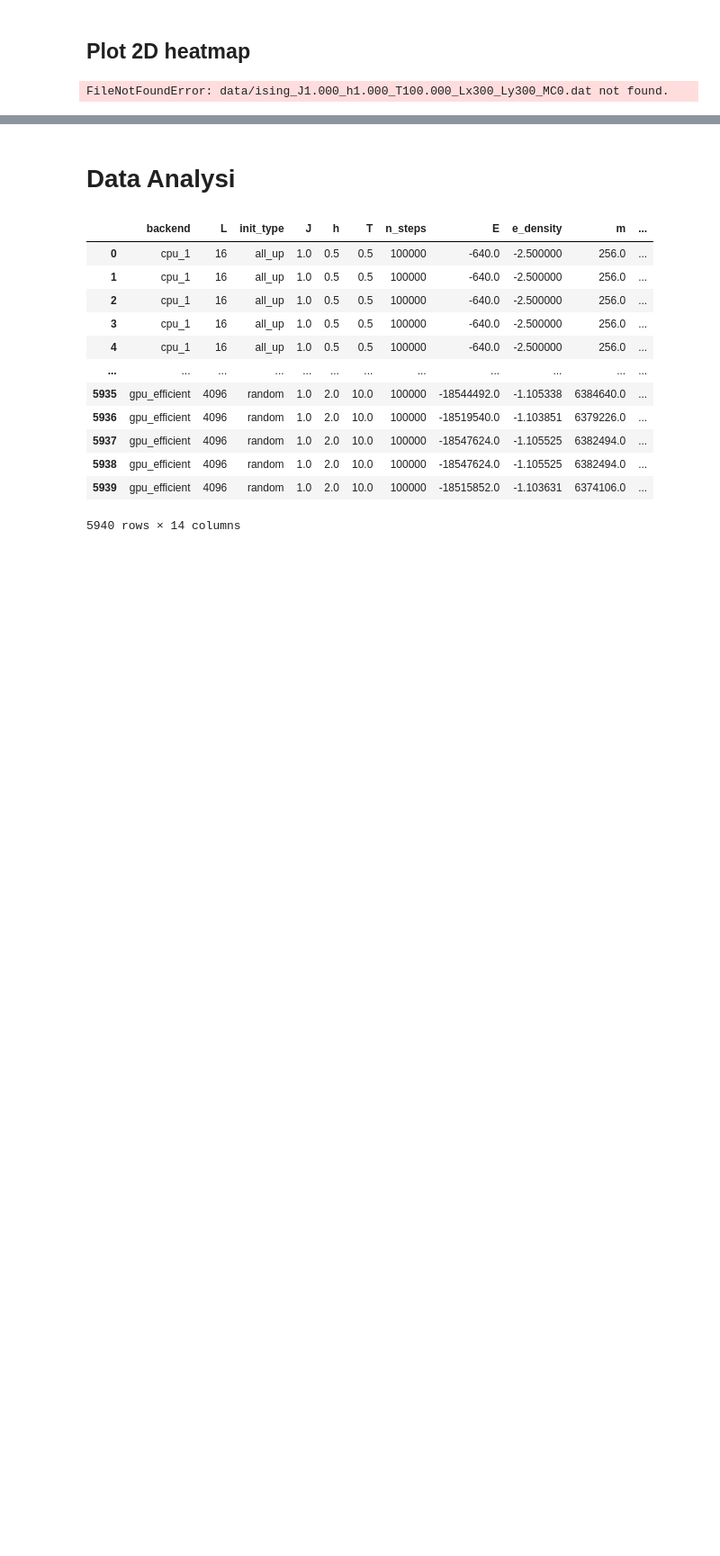
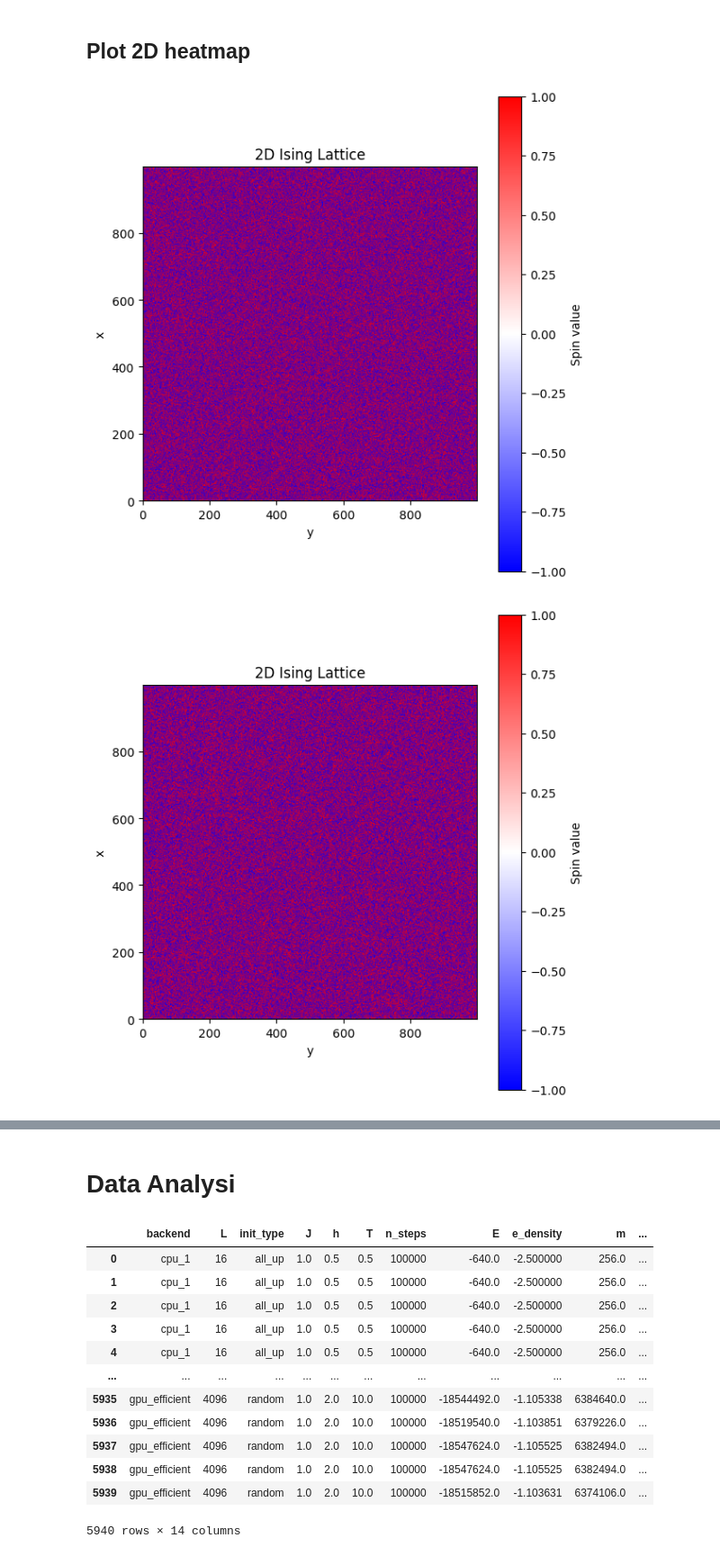
Before and after one commit to nicolomontagner02/GPU_Ising_model, a Jupyter notebook: Post_processing.ipynb, the cells around one changed output, grey strips where cells are left out. Shown at 90% size. Drawn from its saved outputs; the diff is of its cells as text; code cells hidden in the pictures; blank space fills up the shorter version.

```diff
--- a/Post_processing.ipynb
+++ b/Post_processing.ipynb
@@ -10,7 +12,7 @@ def plot_lattice(filename):
 
     plt.figure(figsize=(6, 6))
     plt.imshow(lattice,
-               cmap="cool",
+               cmap="bwr",
                origin="lower",
                vmin=-1,
                vmax=1)
@@ -21,7 +23,8 @@ def plot_lattice(filename):
     plt.tight_layout()
     plt.show()
 # %%
-plot_lattice("data/ising_J1.000_h1.000_T100.000_Lx300_Ly300_MC0.dat")
-plot_lattice("data/ising_J1.000_h1.000_T100.000_Lx300_Ly300_MC1000000.dat")
+plot_lattice("data/ising_J3.000_h0.306_T100.000_Lx1000_Ly1000_MC0_type3.dat")
+plot_lattice("data/ising_J3.000_h0.306_T100.000_Lx1000_Ly1000_MC10000000_type3.dat")
 # %% [output]
-FileNotFoundError: data/ising_J1.000_h1.000_T100.000_Lx300_Ly300_MC0.dat not found.
+[figure, added]
+[figure, added]
```
Also changed, not shown: parts of 4 cells of this notebook, 3 other files.
